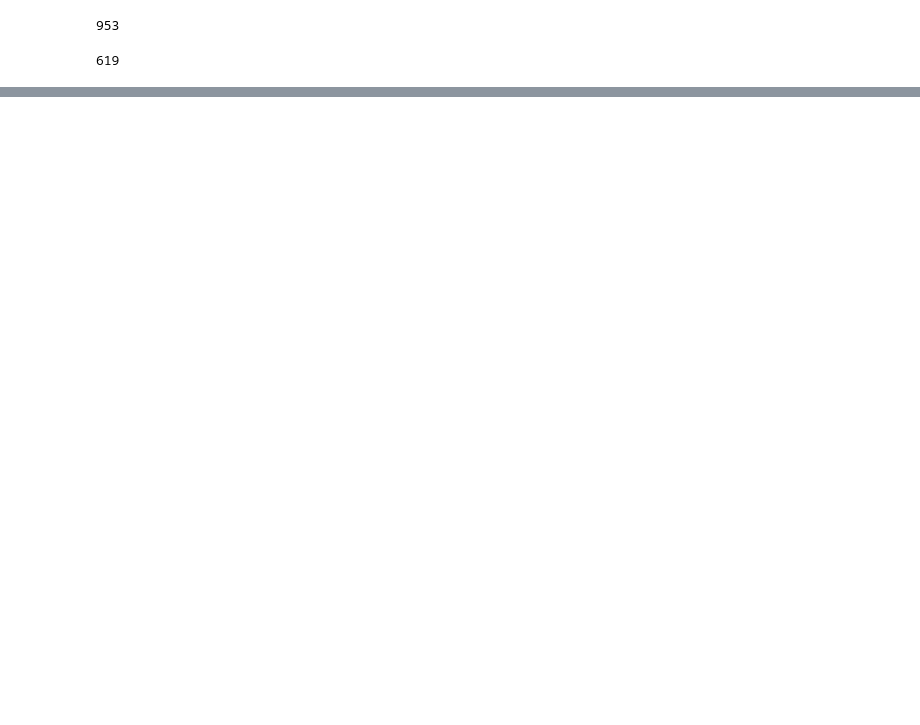
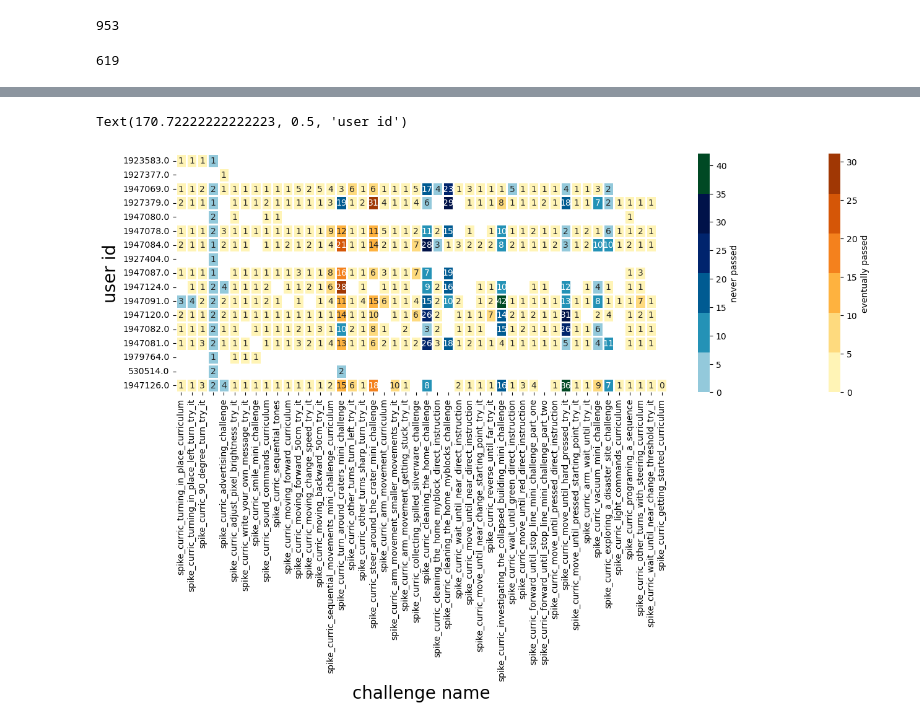
Before and after one commit to cmroboticsacademy/facilitate, a Jupyter notebook: episodes_vs_programs.ipynb, the cells around one changed output, grey strips where cells are left out. Drawn from its saved outputs; the diff is of its cells as text; code cells hidden in the pictures; blank space fills up the shorter version.

```diff
--- a/episodes_vs_programs.ipynb
+++ b/episodes_vs_programs.ipynb
@@ -64,6 +71,8 @@ for i, all_frames in iter_enum_session_frames():
 
     episode_list = []
     passing = False
+    state = ""
+    challenge_name = ""
     curr_prog_interface = pd.DataFrame(columns=all_frames.columns)
     prev_prog_interface = pd.DataFrame(columns=all_frames.columns)
     curr_episode_data = pd.DataFrame(columns=all_frames.columns)
@@ -72,19 +81,22 @@ for i, all_frames in iter_enum_session_frames():
             if frame.object_name == "challenge_pass":
                 passing = True
             if frame.verb == "episode_started":
-                episode_list.append(Episode(passing=passing, pi=prev_prog_interface, ed=curr_episode_data))
+                challenge_name = frame.object_name
+                episode_list.append(Episode(passing=passing, pi=prev_prog_interface, ed=curr_episode_data, program_rep=state, challenge_name=challenge_name))
+                state = json.dumps(json.loads(frame.state_info["program"]), sort_keys=True)
                 passing = False
                 prev_prog_interface = curr_prog_interface
                 curr_prog_interface = pd.DataFrame(columns=all_frames.columns)
                 curr_episode_data = pd.DataFrame(columns=all_frames.columns)
+
             curr_episode_data.loc[i] = frame
         elif frame.actor == "programming_interface":
             curr_prog_interface.loc[i] = frame
         else:
             other_actors = pd.concat([other_actors, frame.to_frame(1).T],  ignore_index=True, sort=True)
     # record last episode and last program changes
-    episode_list.append(Episode(passing=passing, pi=prev_prog_interface, ed=curr_episode_data))
+    episode_list.append(Episode(passing=passing, pi=prev_prog_interface, ed=curr_episode_data, program_rep=state, challenge_name=challenge_name))
     if len(curr_prog_interface) > 0:
-        episode_list.append(Episode(passing=False, pi=curr_prog_interface, ed=pd.DataFrame(columns=all_frames.columns)))
+        episode_list.append(Episode(passing=False, pi=curr_prog_interface, ed=pd.DataFrame(columns=all_frames.columns), program_rep="", challenge_name=challenge_name))
 
     organized_sessions[user_id].append(episode_list)
@@ -106,0 +174,48 @@ other_actors
+# %%
+# for each challenge, how many attempts before the passing attempt?
+
+def failing_attempt_counter(list_of_episodes) -> (int, bool):
+    counter = 0
+    for episode in list_of_episodes:
+        if episode.passing:
+            return counter, True
+        else:
+            counter += 1
+    return counter, False
+
+heatmap_failing_tries = pd.DataFrame() # rows are user id, columns are session, values are episode pass rate
+heatmap_eventually_passed = pd.DataFrame()
+
+for user_id, sessions_list in organized_sessions.items():
+    for i, session in enumerate(sessions_list):
+        if len(session) > 0:
+            challenge = session[0].challenge_name
+        else:
+            challenge = "no episodes"
+
+        numattempts, passed = failing_attempt_counter(session)
+        heatmap_failing_tries.loc[user_id,challenge] = numattempts
+        heatmap_eventually_passed.loc[user_id,challenge] = passed
+
+heatmap_eventually_passed[:] = heatmap_eventually_passed[:].astype(bool)
+plt.figure(figsize=(16,5))
+p = sns.heatmap(heatmap_failing_tries, cbar_kws={'label': "eventually passed"},
+           cmap=sns.color_palette("YlOrBr"), vmin=0, annot=True, linewidths=1, mask=~heatmap_eventually_passed)
+p = sns.heatmap(heatmap_failing_tries, cbar_kws={'label': "never passed"},
+           cmap=sns.color_palette("ocean_r"), vmin=0, annot=True, linewidths=1, mask=heatmap_eventually_passed)
+p.set_xlabel("challenge name", fontsize = 20)
+p.set_ylabel("user id", fontsize = 20)
+
+# for user_id, sessions_list in organized_sessions.items():
+#     fig, ax = plt.subplots(1, len(sessions_list), sharey=True)
+#     for i, session in enumerate(sessions_list):
+#         if len(session) > 0:
+#             challenge_name = session[0].challenge_name
+#         else:
+#             challenge_name = ""
+#         ax[i].title.set_text(challenge_name)
+
+#         ax[i].histogram([failing_attempt_counter(session)])
+# %% [output]
+Text(170.72222222222223, 0.5, 'user id')
+[figure, added]
```
Also changed, not shown: parts of 9 cells of this notebook.
